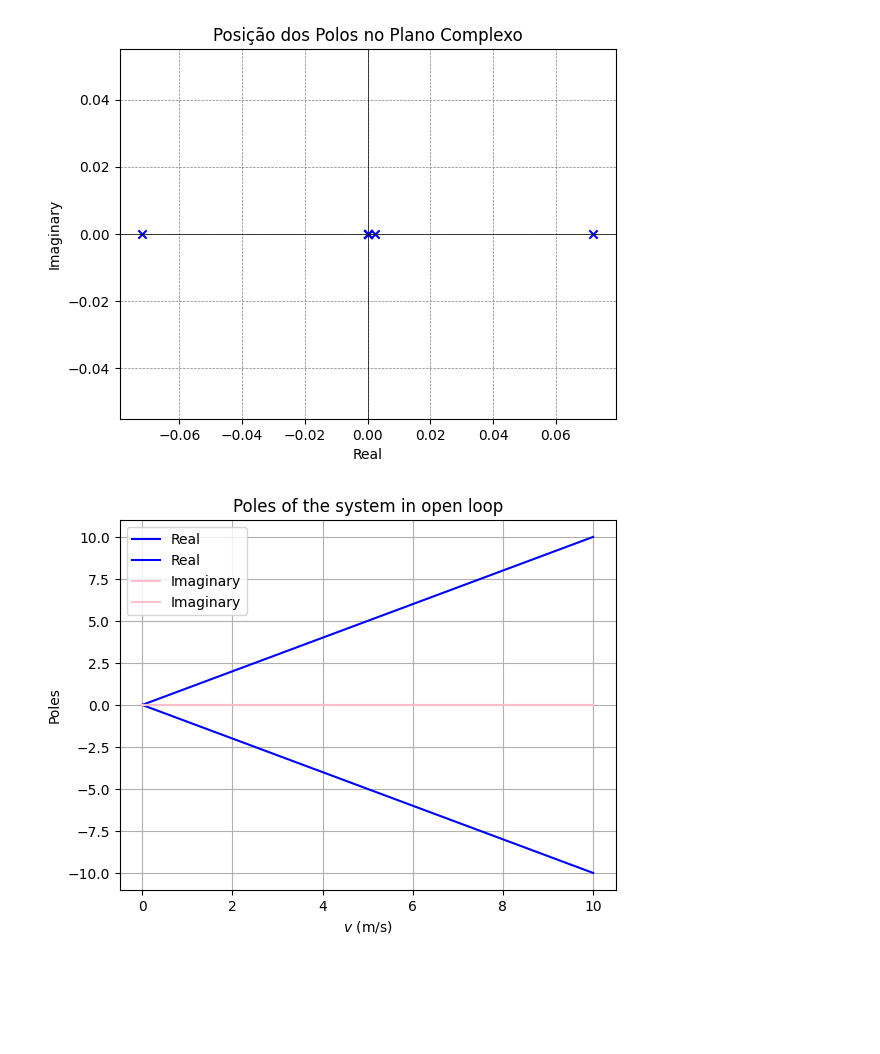
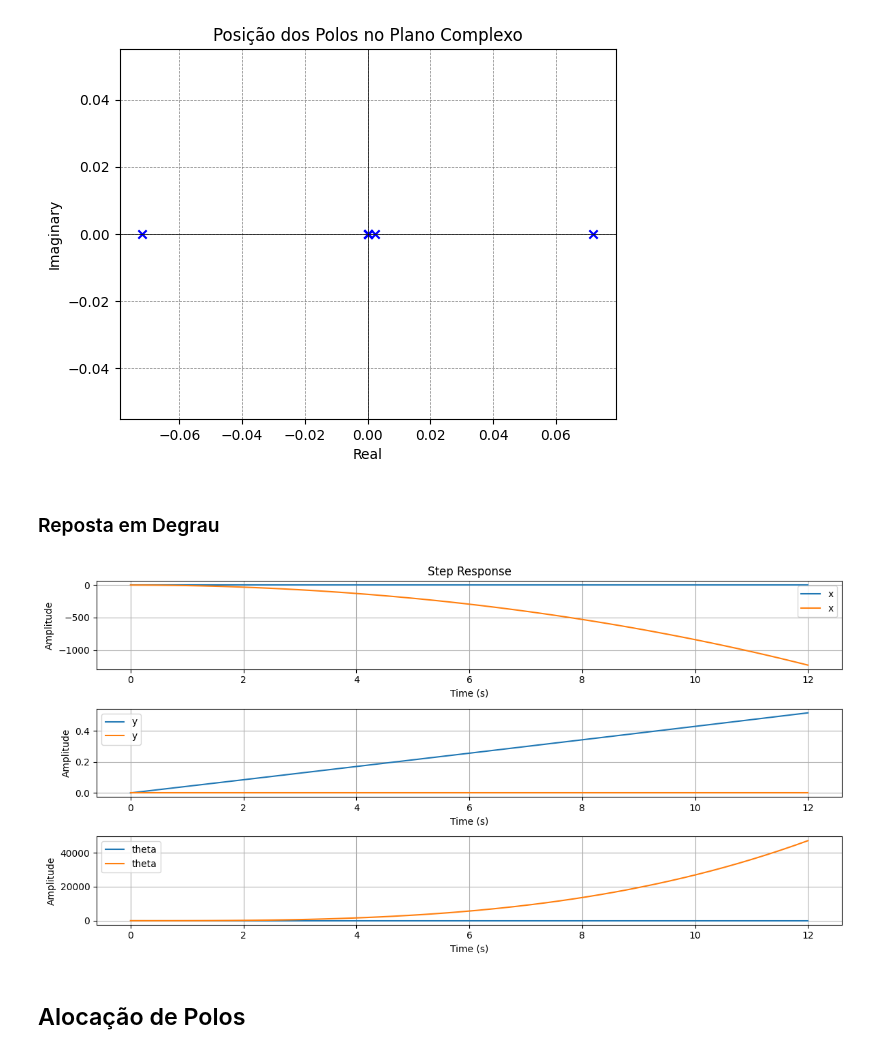
Before and after one commit to lucascarvalho10/pme3481, a Jupyter notebook: E1/poles_placement.ipynb, the cells around one changed output. Drawn from its saved outputs; the diff is of its cells as text; code cells hidden in the pictures; blank space fills up the shorter version.

Commit message:
:sparkles: add: regulator by pole placemente and lqr

```diff
--- a/E1/poles_placement.ipynb
+++ b/E1/poles_placement.ipynb
@@ -99,37 +101,3 @@ plt.ylabel('Imaginary')
 plt.show()
 # %% [output]
 [figure]
-# %%
-# Define the parameter range
-v_range = np.linspace(0, 10, 1000)
-
-def An(v):
-    # Define your system matrix A here based on the parameter value v
-    # Example:
-    A = np.array([[v, 0], [0, -v]])
-    return A
-
-# Function to compute the eigenvalues for a given parameter value v
-def eigenvalues(v):
-    A = An(v)  # Assuming An(v) is defined elsewhere
-    return np.linalg.eigvals(A)
-
-# Compute the real and imaginary parts of the eigenvalues for each parameter value
-Re_lambda_MA = [np.real(eigenvalues(v)) for v in v_range]
-Im_lambda_MA = [np.imag(eigenvalues(v)) for v in v_range]
-
-# Plot the real parts
-plt.plot(v_range, Re_lambda_MA, color='blue', label='Real')
-
-# Plot the imaginary parts
-plt.plot(v_range, Im_lambda_MA, color='pink', label='Imaginary')
-
-# Labeling and styling
-plt.xlabel(r'$v$ (m/s)')
-plt.ylabel('Poles')
-plt.title('Poles of the system in open loop')
-plt.legend()
-plt.grid(True)
-plt.show()
-# %% [output]
-[figure, removed]
@@ -135,0 +107,39 @@ plt.show()
+# %% [markdown]
+### Reposta em Degrau
+# %%
+# Plot the step response
+plt.figure(figsize=(12, 6))
+
+# Plot x response
+plt.subplot(3, 1, 1)
+t = np.linspace(0, 12)  # Time range from 0 to 12 seconds
+t, y = ctrl.step_response(sys, T=t)
+plt.plot(t, y[0].T, label='x')
+plt.xlabel('Time (s)')
+plt.ylabel('Amplitude')
+plt.title('Step Response')
+plt.legend()
+plt.grid()
+
+# Plot y response
+plt.subplot(3, 1, 2)
+plt.plot(t, y[1].T, label='y')
+plt.xlabel('Time (s)')
+plt.ylabel('Amplitude')
+plt.legend()
+plt.grid()
+
+# Plot theta response
+plt.subplot(3, 1, 3)
+plt.plot(t, y[2].T, label='theta')
+plt.xlabel('Time (s)')
+plt.ylabel('Amplitude')
+plt.legend()
+plt.grid()
+
+plt.tight_layout()
+plt.show()
+# %% [output]
+[figure, added]
+# %% [markdown]
+## Alocação de Polos
```
Also changed, not shown: parts of 6 cells of this notebook, 1 other file.
